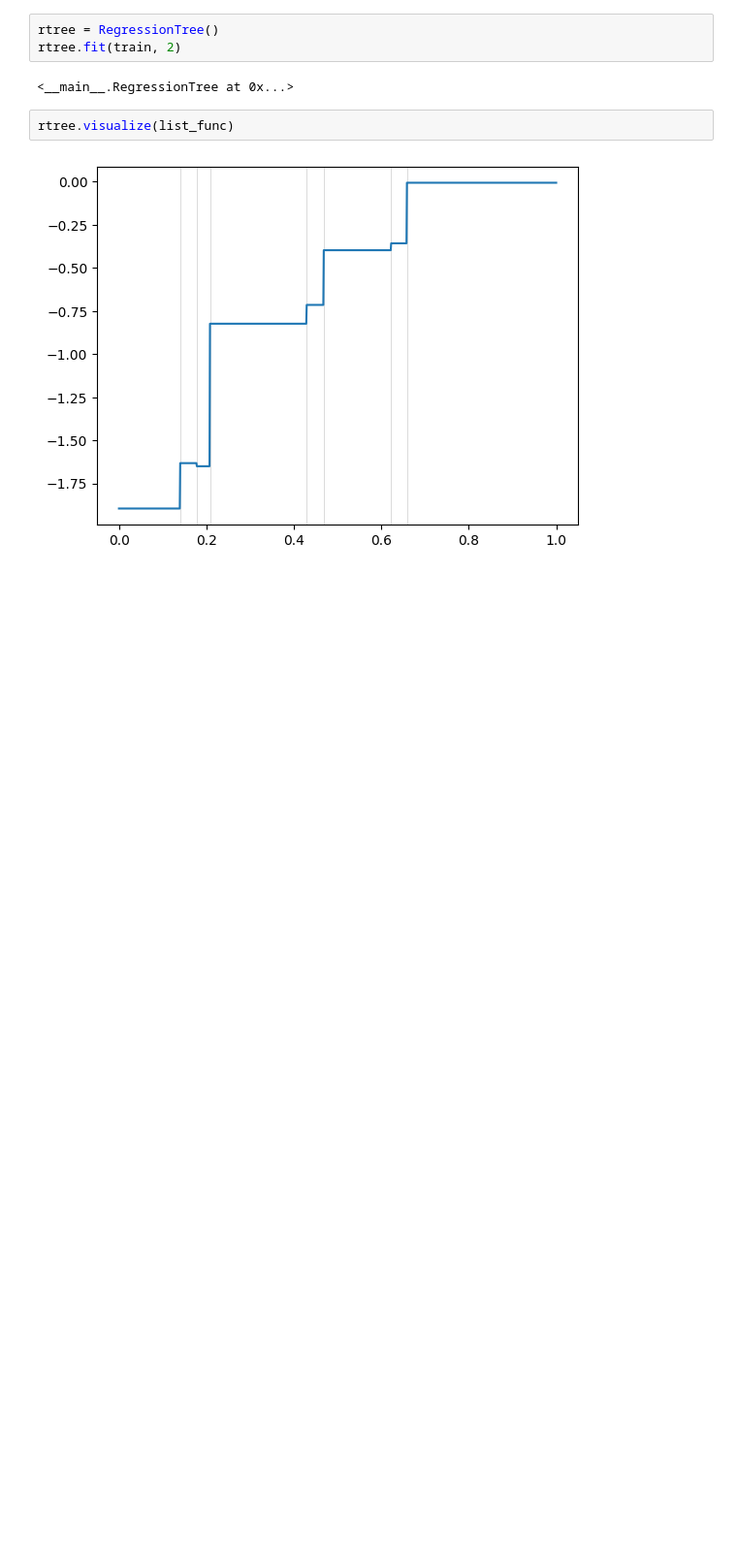
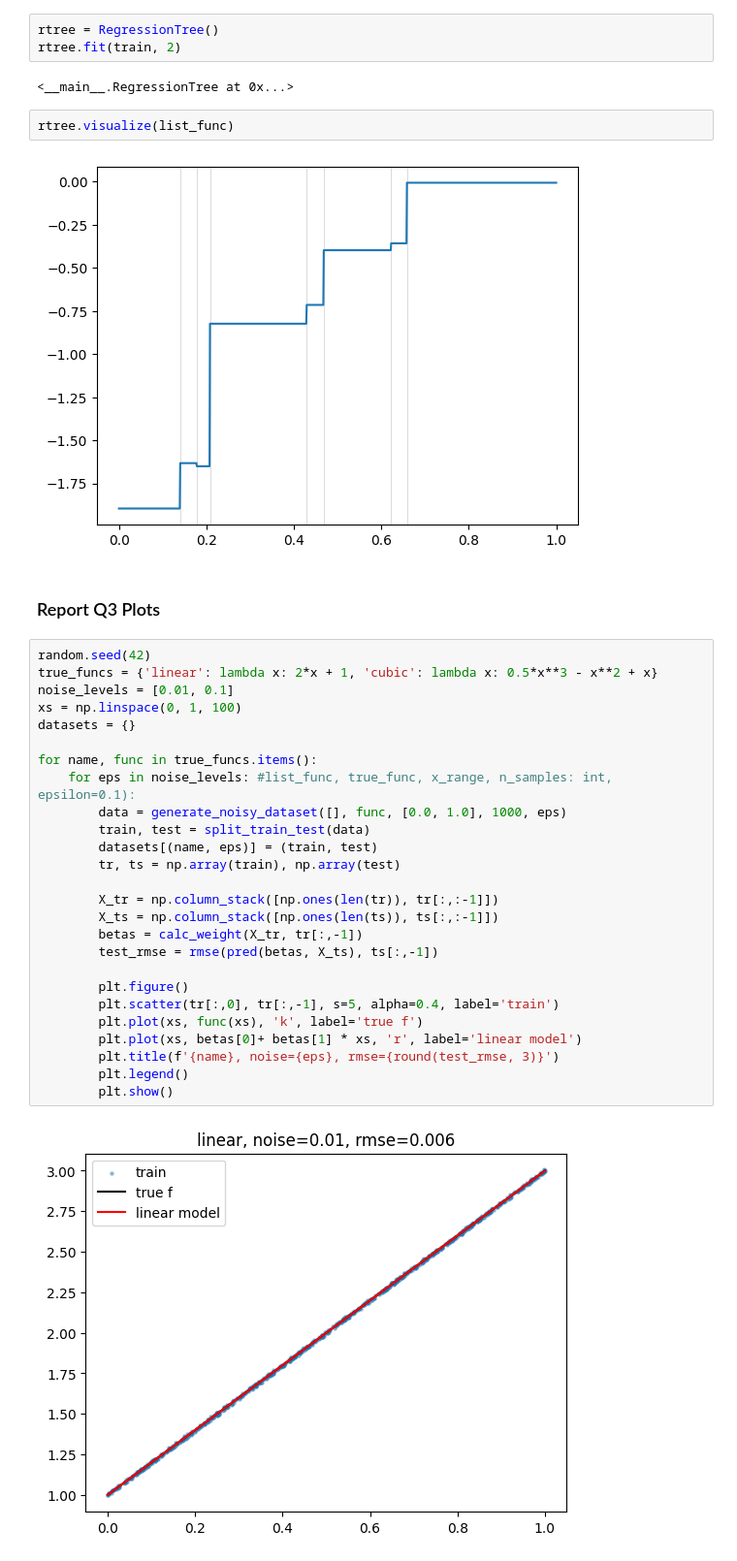
Before and after one commit to d-yjc/6220_repo, a Jupyter notebook: HW2/hw2_6220_chodaniel.ipynb, the cells around one changed output. Shown at 97% size. Saved outputs shown, nothing was run; the diff lists cells and outputs as text; blank space fills up the shorter version.

Commit message:
hw2 additions to notebook and report

```diff
--- a/HW2/hw2_6220_chodaniel.ipynb
+++ b/HW2/hw2_6220_chodaniel.ipynb
@@ -296,3 +298,33 @@ rtree.fit(train, 2)
 rtree.visualize(list_func)
 # %% [output]
 [figure]
+# %% [markdown]
+### Report Q3 Plots
+# %%
+random.seed(42)
+true_funcs = {'linear': lambda x: 2*x + 1, 'cubic': lambda x: 0.5*x**3 - x**2 + x}
+noise_levels = [0.01, 0.1]
+xs = np.linspace(0, 1, 100)
+datasets = {}
+
+for name, func in true_funcs.items():
+    for eps in noise_levels: #list_func, true_func, x_range, n_samples: int, epsilon=0.1):
+        data = generate_noisy_dataset([], func, [0.0, 1.0], 1000, eps)
+        train, test = split_train_test(data)
+        datasets[(name, eps)] = (train, test)
+        tr, ts = np.array(train), np.array(test)
+
+        X_tr = np.column_stack([np.ones(len(tr)), tr[:,:-1]])
+        X_ts = np.column_stack([np.ones(len(ts)), ts[:,:-1]])
+        betas = calc_weight(X_tr, tr[:,-1])
+        test_rmse = rmse(pred(betas, X_ts), ts[:,-1])
+
+        plt.figure()
+        plt.scatter(tr[:,0], tr[:,-1], s=5, alpha=0.4, label='train')
+        plt.plot(xs, func(xs), 'k', label='true f')
+        plt.plot(xs, betas[0]+ betas[1] * xs, 'r', label='linear model')
+        plt.title(f'{name}, noise={eps}, rmse={round(test_rmse, 3)}')
+        plt.legend()
+        plt.show()
+# %% [output]
+[figure, added]
```
Also changed, not shown: parts of 10 cells of this notebook, 1 other file.
